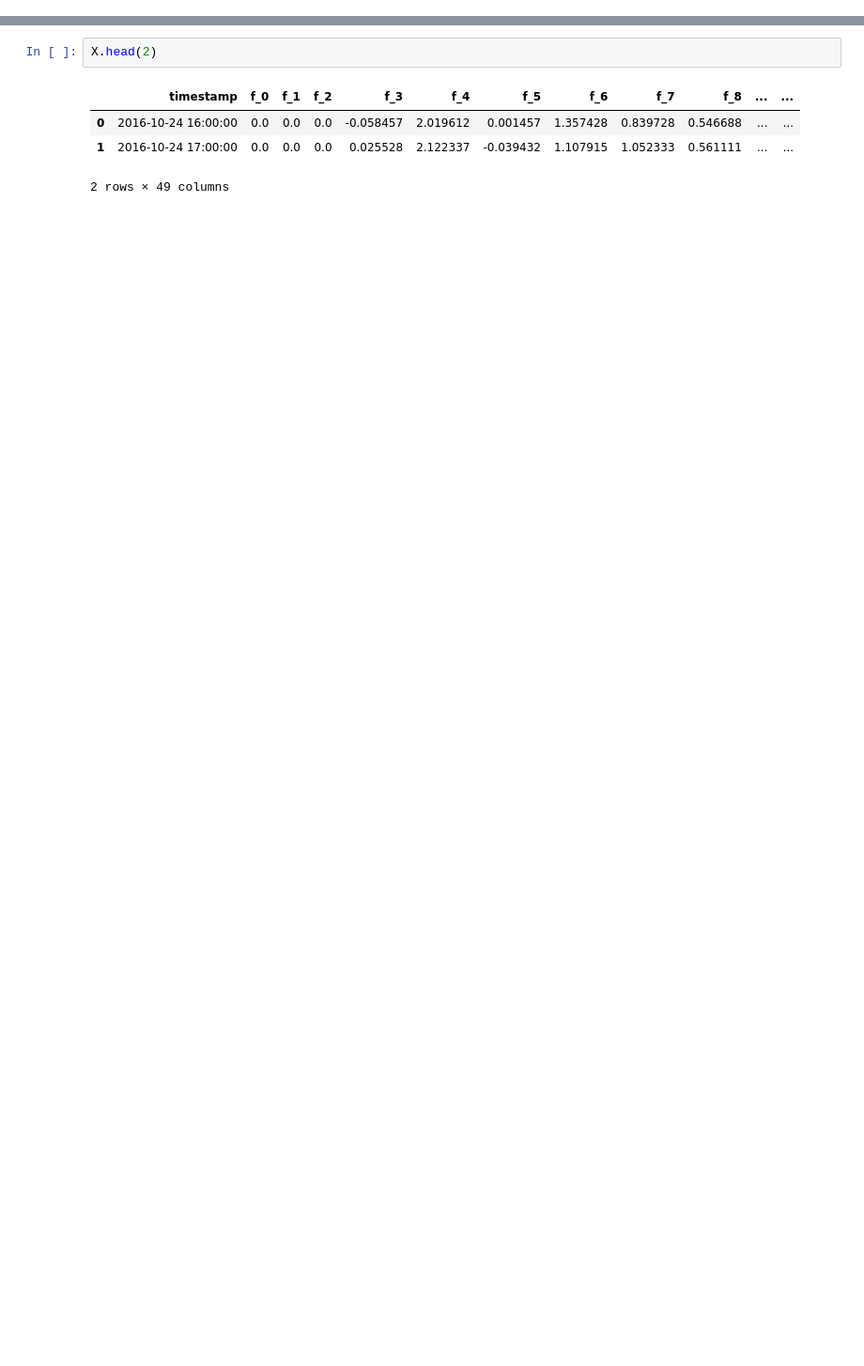
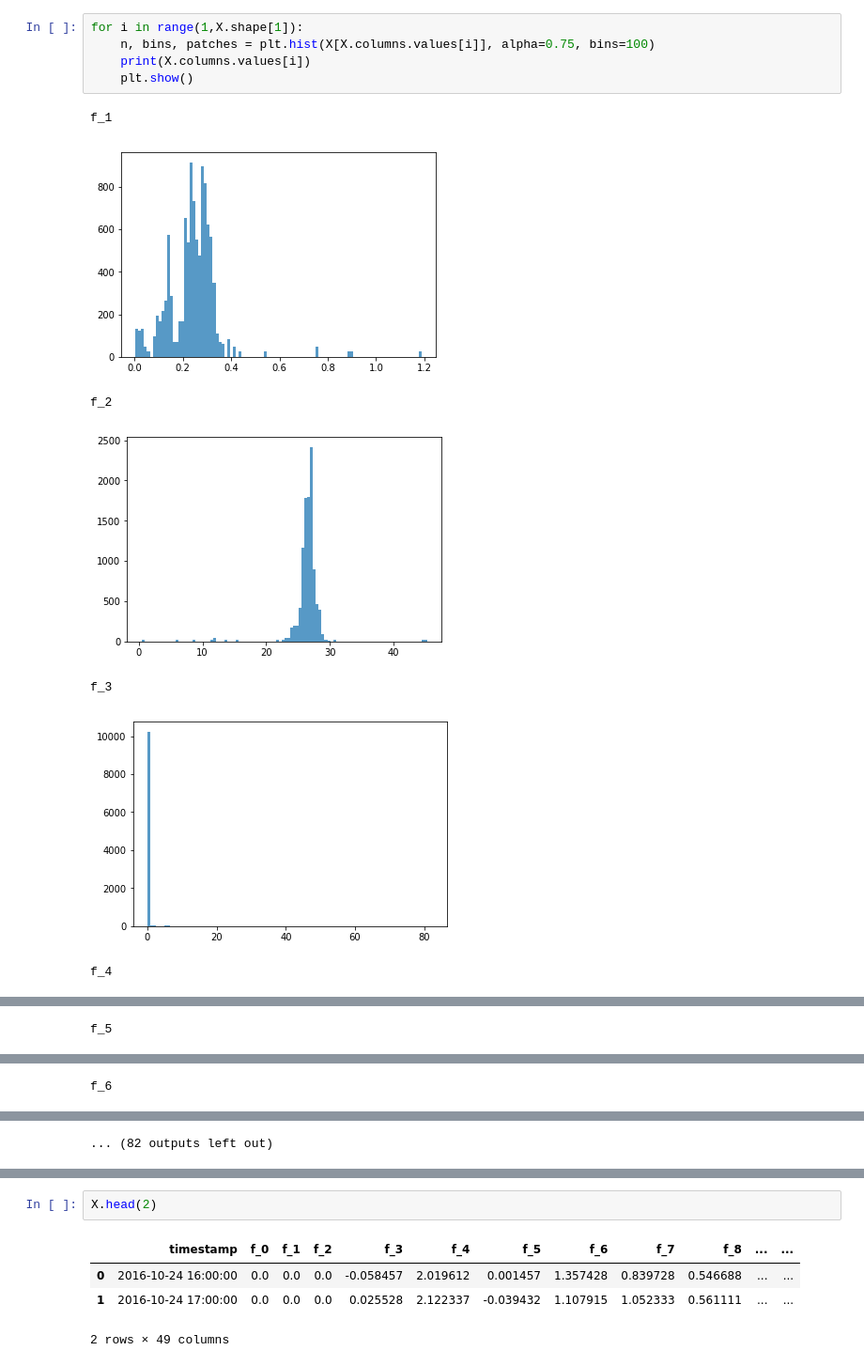
Before and after one commit to serzzh/SiburML, a Jupyter notebook: EDA_Sibur.ipynb, the cells around one changed output, grey strips where cells are left out. Shown: that part at 94% size. Drawn from its saved outputs; the diff is of its cells as text; blank space fills up the shorter version.

```diff
--- a/EDA_Sibur.ipynb
+++ b/EDA_Sibur.ipynb
@@ -27,0 +53,13 @@ X.shape
+# %%
+for i in range(1,X.shape[1]):
+    n, bins, patches = plt.hist(X[X.columns.values[i]], alpha=0.75, bins=100)
+    print(X.columns.values[i])
+    plt.show()
+# %% [output]
+f_1
+[figure, added]
+f_2
+[figure, added]
+f_3
+[figure, added]
+f_4
@@ -27,0 +67 @@ X.shape
+f_5
@@ -27,0 +69 @@ X.shape
+f_6
@@ -27,0 +71 @@ X.shape
+... (82 outputs left out)
```
Also changed, not shown: parts of 17 cells of this notebook, 14 other files.
